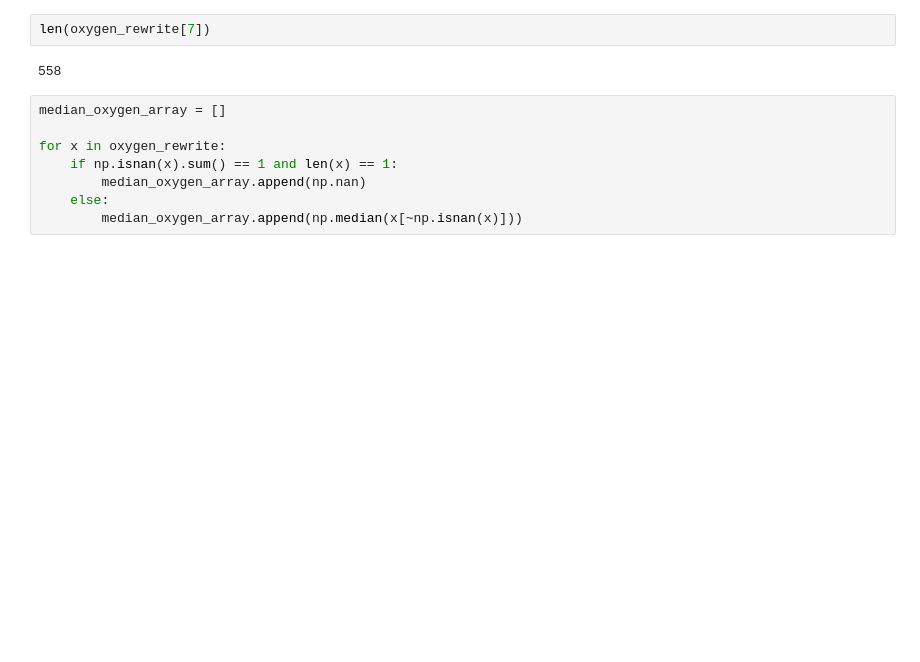
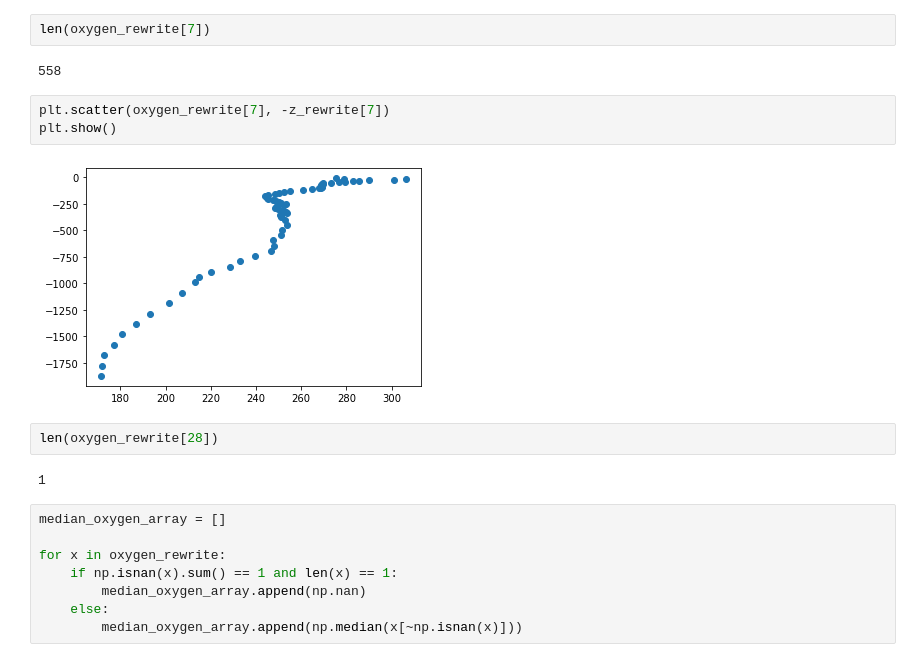
Before and after one commit to jgrzywacz42/marn5895_project, a Jupyter notebook: API_NCEI.ipynb, the cells around one changed output. Saved outputs shown, nothing was run; the diff lists cells and outputs as text; blank space fills up the shorter version.

```diff
--- a/API_NCEI.ipynb
+++ b/API_NCEI.ipynb
@@ -175,6 +175,15 @@ len(z_rewrite[7])
 len(oxygen_rewrite[7])
 # %% [output]
 558
+# %%
+plt.scatter(oxygen_rewrite[7], -z_rewrite[7])
+plt.show()
+# %% [output]
+[figure, added]
+# %%
+len(oxygen_rewrite[28])
+# %% [output]
+1
 # %%
 median_oxygen_array = []
 
```
